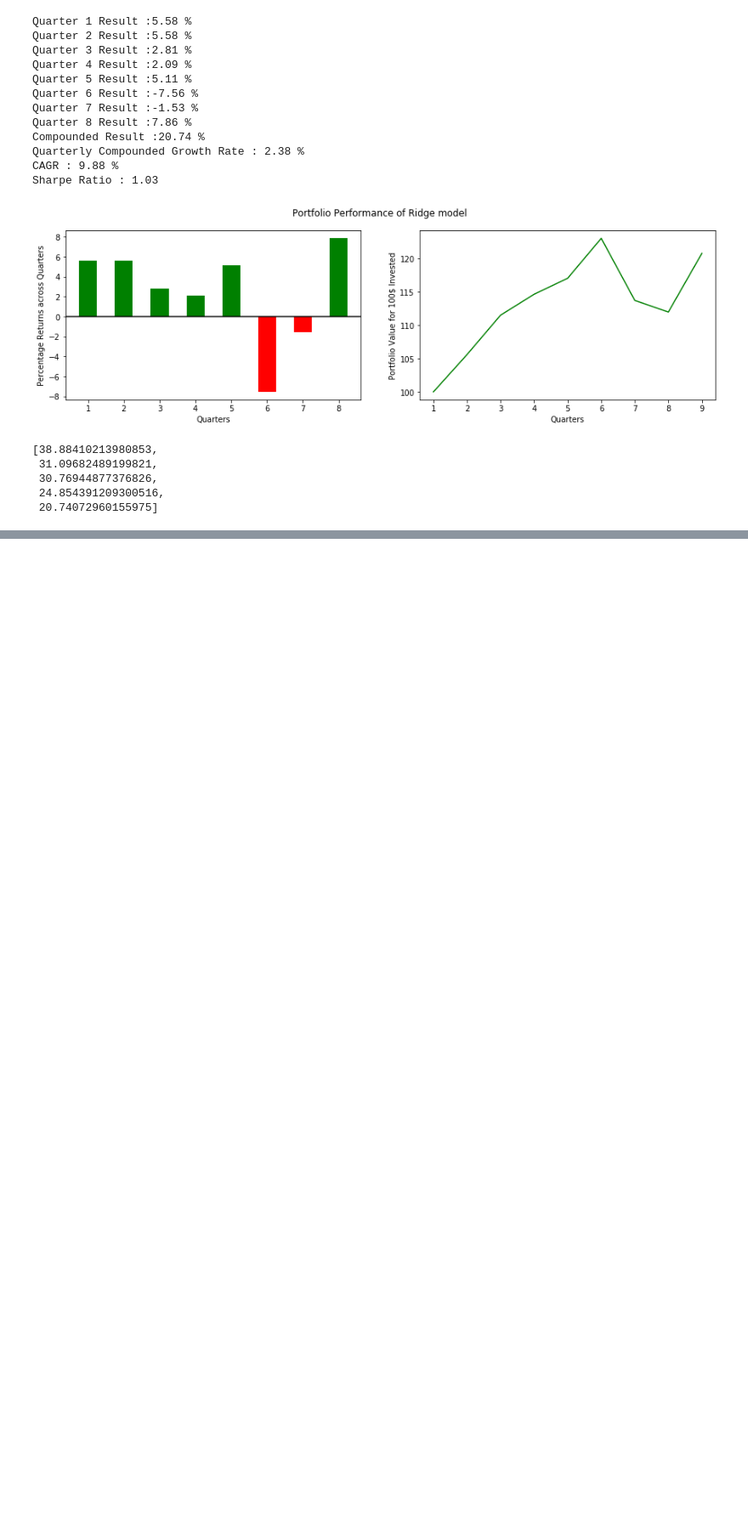
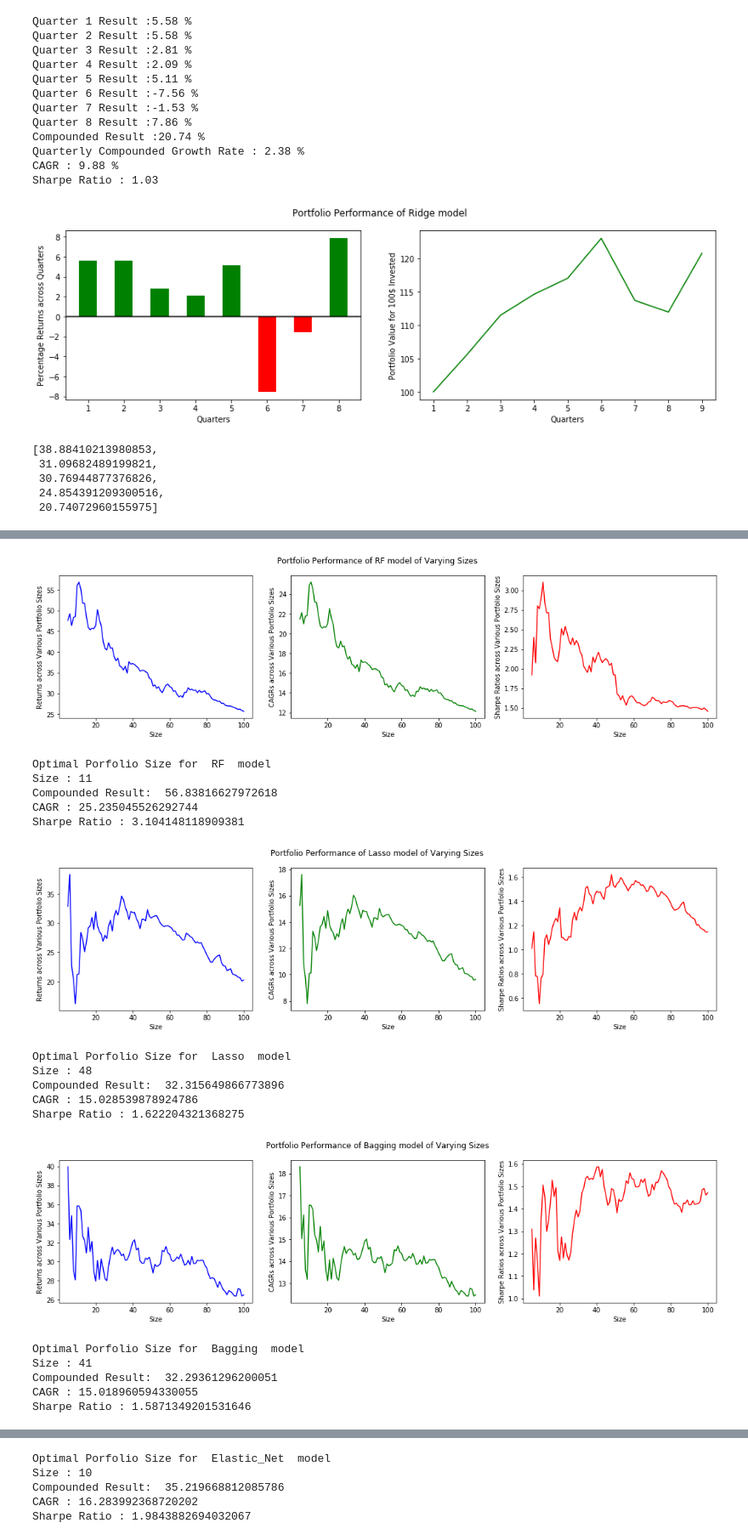
Before and after one commit to durveshb/Portfolio-Management, a Jupyter notebook: 009_Aggregation _and_Results.ipynb, the cells around one changed output, grey strips where cells are left out. Shown at 85% size. Drawn from its saved outputs; the diff is of its cells as text; code cells hidden in the pictures; blank space fills up the shorter version.

```diff
--- a/009_Aggregation _and_Results.ipynb
+++ b/009_Aggregation _and_Results.ipynb
@@ -604,0 +626,26 @@ SyntaxError: invalid syntax (<ipython-input-34-c9b7025973d8>, line 2)
+# %%
+f_Models = ['RF','Lasso','Bagging','Elastic_Net','Ridge']
+for model in f_Models:
+    Preds = pd.read_csv('./All_Data/Labels_and_Preds/f_Predictions_'+model+'.csv', delimiter = ',', index_col = 'Unnamed: 0')
+    Labels = pd.read_csv('./All_Data/Labels_and_Preds/Labels.csv',delimiter =',',index_col = 'Unnamed: 0')
+    #Var_Model_Results.append(total_performance_of_size_X(8,Preds,Labels,model,30))
+    get_best_portfolio_size(8,Preds,Labels,model,5,101)
+# %% [output]
+[figure, added]
+Optimal Porfolio Size for  RF  model
+Size : 11
+Compounded Result:  56.83816627972618
+CAGR : 25.235045526292744
+Sharpe Ratio : 3.104148118909381
+[figure, added]
+Optimal Porfolio Size for  Lasso  model
+Size : 48
+Compounded Result:  32.315649866773896
+CAGR : 15.028539878924786
+Sharpe Ratio : 1.622204321368275
+[figure, added]
+Optimal Porfolio Size for  Bagging  model
+Size : 41
+Compounded Result:  32.29361296200051
+CAGR : 15.018960594330055
+Sharpe Ratio : 1.5871349201531646
@@ -604,0 +653,5 @@ SyntaxError: invalid syntax (<ipython-input-34-c9b7025973d8>, line 2)
+Optimal Porfolio Size for  Elastic_Net  model
+Size : 10
+Compounded Result:  35.219668812085786
+CAGR : 16.283992368720202
+Sharpe Ratio : 1.9843882694032067
```
Also changed, not shown: parts of 8 cells of this notebook, 12 other files.
